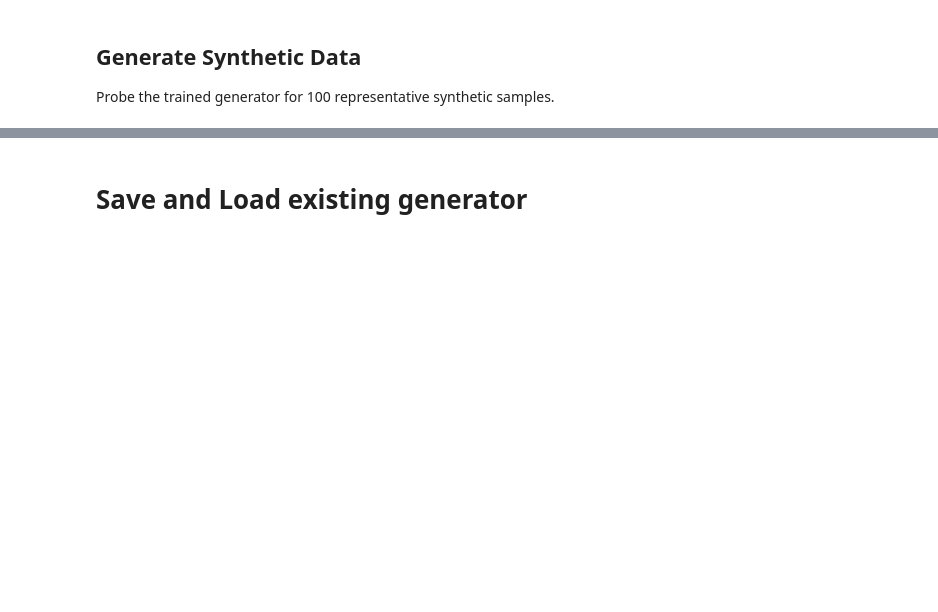
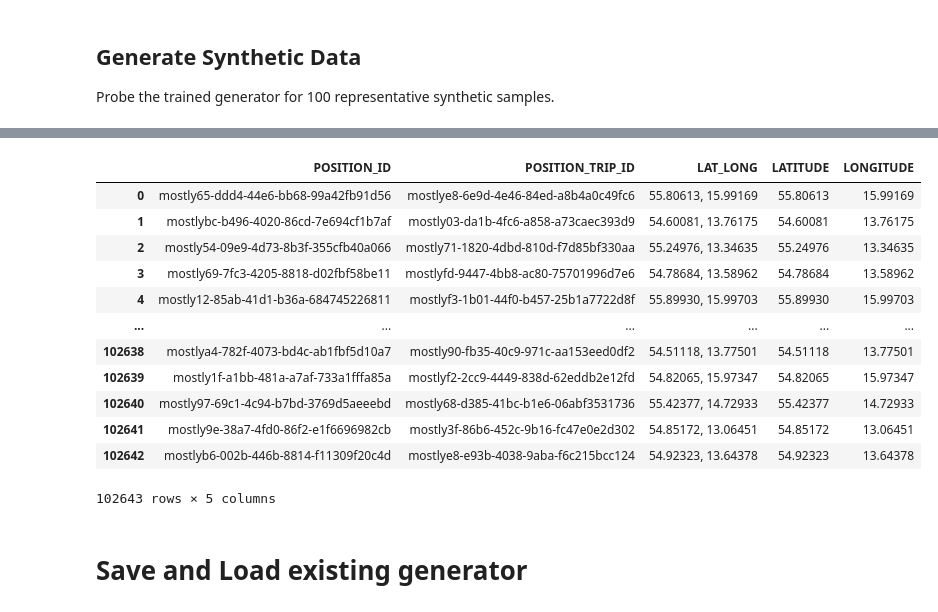
Before and after one commit to nina-verbeeke-tue/mostlyai-synthetic-vessel-trajectories, a Jupyter notebook: notebooks/3_mostly_ai.ipynb, the cells around one changed output, grey strips where cells are left out. Saved outputs shown, nothing was run; the diff lists cells and outputs as text; code cells hidden in the pictures; blank space fills up the shorter version.

```diff
--- a/notebooks/3_mostly_ai.ipynb
+++ b/notebooks/3_mostly_ai.ipynb
@@ -181,13 +181,27 @@ ps.to_csv("synthetic_data/denmark_syn_positions.csv")
 # %%
 # Splitting into latitude and longitude
 ps[['LATITUDE', 'LONGITUDE']] = ps['LAT_LONG'].str.split(', ', expand=True)
 
 # Convert to float
 ps['LATITUDE'] = ps['LATITUDE'].astype(float)
 ps['LONGITUDE'] = ps['LONGITUDE'].astype(float)
 
-ps.to_csv("synthetic_data/denmark_syn_positions.csv")
+ps.to_csv("../synthetic_data/denmark_syn_positions.csv")
 ps
+# %% [output]
+|  | POSITION_ID | POSITION_TRIP_ID | LAT_LONG | LATITUDE | LONGITUDE |
+| 0 | mostly65-ddd4-44e6-bb68-99a42fb91d56 | mostlye8-6e9d-4e46-84ed-a8b4a0c49fc6 | 55.80613, 15.99169 | 55.80613 | 15.99169 |
+| 1 | mostlybc-b496-4020-86cd-7e694cf1b7af | mostly03-da1b-4fc6-a858-a73caec393d9 | 54.60081, 13.76175 | 54.60081 | 13.76175 |
+| 2 | mostly54-09e9-4d73-8b3f-355cfb40a066 | mostly71-1820-4dbd-810d-f7d85bf330aa | 55.24976, 13.34635 | 55.24976 | 13.34635 |
+| 3 | mostly69-7fc3-4205-8818-d02fbf58be11 | mostlyfd-9447-4bb8-ac80-75701996d7e6 | 54.78684, 13.58962 | 54.78684 | 13.58962 |
+| 4 | mostly12-85ab-41d1-b36a-684745226811 | mostlyf3-1b01-44f0-b457-25b1a7722d8f | 55.89930, 15.99703 | 55.89930 | 15.99703 |
+| ... | ... | ... | ... | ... | ... |
+| 102638 | mostlya4-782f-4073-bd4c-ab1fbf5d10a7 | mostly90-fb35-40c9-971c-aa153eed0df2 | 54.51118, 13.77501 | 54.51118 | 13.77501 |
+| 102639 | mostly1f-a1bb-481a-a7af-733a1fffa85a | mostlyf2-2cc9-4449-838d-62eddb2e12fd | 54.82065, 15.97347 | 54.82065 | 15.97347 |
+| 102640 | mostly97-69c1-4c94-b7bd-3769d5aeeebd | mostly68-d385-41bc-b1e6-06abf3531736 | 55.42377, 14.72933 | 55.42377 | 14.72933 |
+| 102641 | mostly9e-38a7-4fd0-86f2-e1f6696982cb | mostly3f-86b6-452c-9b16-fc47e0e2d302 | 54.85172, 13.06451 | 54.85172 | 13.06451 |
+| 102642 | mostlyb6-002b-446b-8814-f11309f20c4d | mostlye8-e93b-4038-9aba-f6c215bcc124 | 54.92323, 13.64378 | 54.92323 | 13.64378 |
+102643 rows × 5 columns
 # %% [markdown]
 # Save and Load existing generator
 # %%
```
Also changed, not shown: parts of 6 cells of this notebook.
